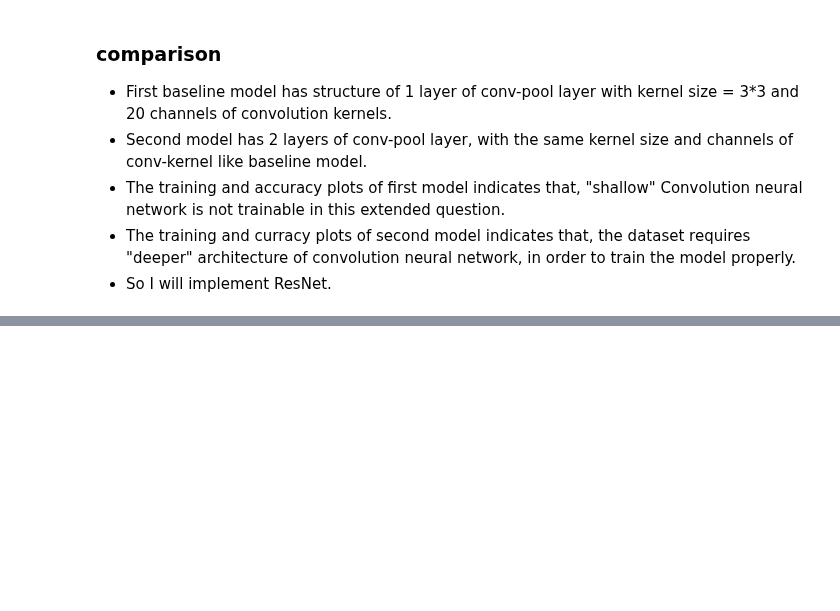
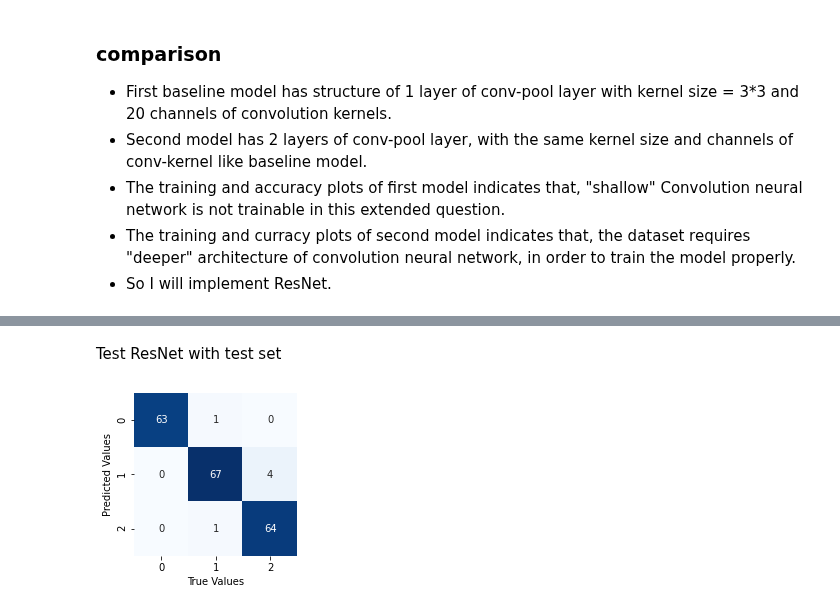
Before and after one commit to wdon021/From_Colab, a Jupyter notebook: Assignment3_Extend.ipynb, the cells around one changed output, grey strips where cells are left out. Saved outputs shown, nothing was run; the diff lists cells and outputs as text; code cells hidden in the pictures; blank space fills up the shorter version.

```diff
--- a/Assignment3_Extend.ipynb
+++ b/Assignment3_Extend.ipynb
@@ -503,0 +514,16 @@ loss_accuracy(train_loss, test_loss, train_accuracy, test_accuracy, title = 'Res
+# %% [markdown]
+Test ResNet with test set
+# %%
+fig = plt.figure(figsize=(3, 3))
+y_pred = model.predict(test_shape_R)
+Y_pred = np.argmax(y_pred, 1)
+Y_test = np.argmax(y_actual, 1)
+
+mat = confusion_matrix(Y_test, Y_pred)
+
+sns.heatmap(mat.T, square=True, annot=True, cbar= False, cmap=plt.cm.Blues)
+plt.xlabel('True Values')
+plt.ylabel('Predicted Values')
+plt.show()
+# %% [output]
+[figure, added]
```
Also changed, not shown: parts of 24 cells of this notebook.
